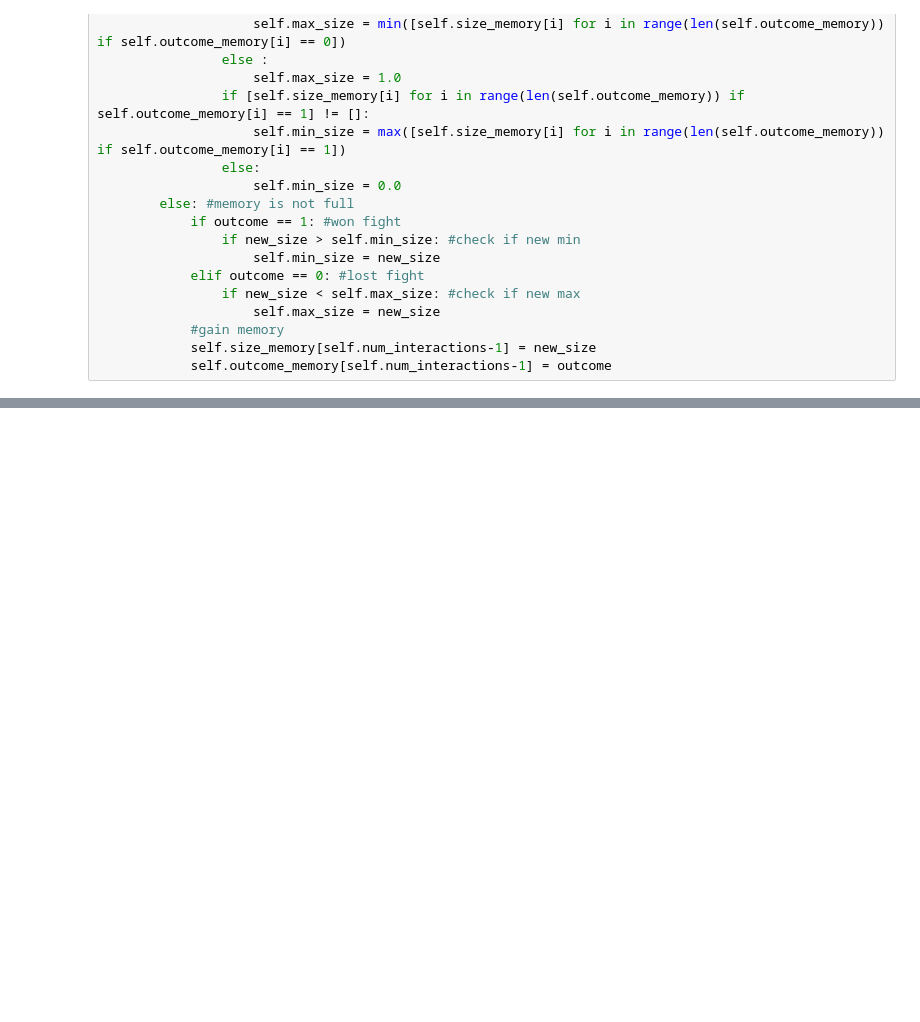
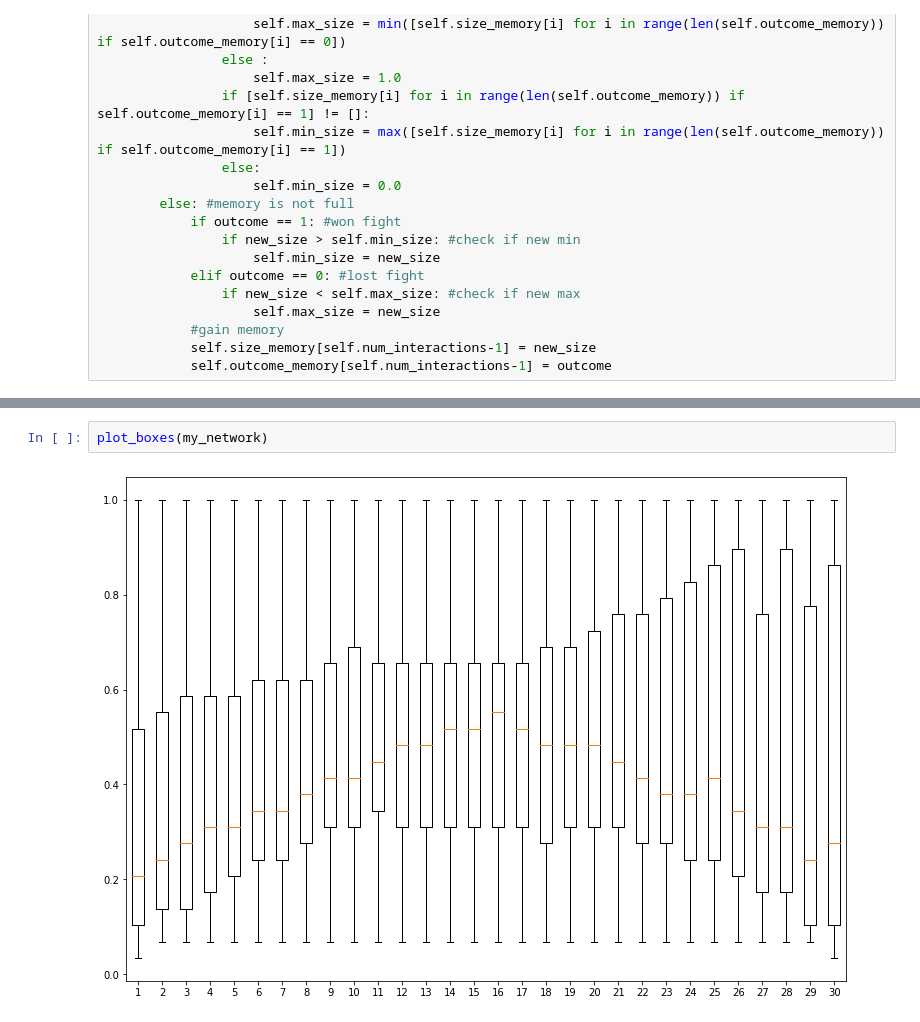
Before and after one commit to aprili1u/Fish-Network, a Jupyter notebook: Network_v5.ipynb, the cells around one changed output, grey strips where cells are left out. Saved outputs shown, nothing was run; the diff lists cells and outputs as text; blank space fills up the shorter version.

```diff
--- a/Network_v5.ipynb
+++ b/Network_v5.ipynb
@@ -482,0 +478,4 @@ plt.show()
+# %%
+plot_boxes(my_network)
+# %% [output]
+[figure, added]
```
Also changed, not shown: parts of 7 cells of this notebook.
